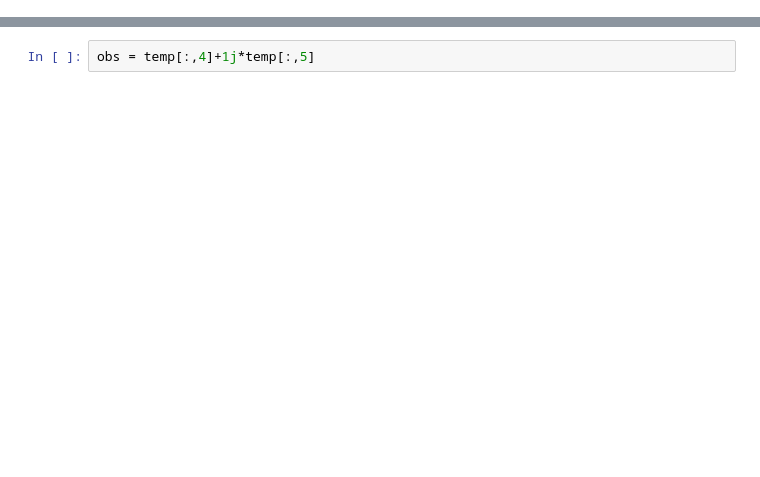
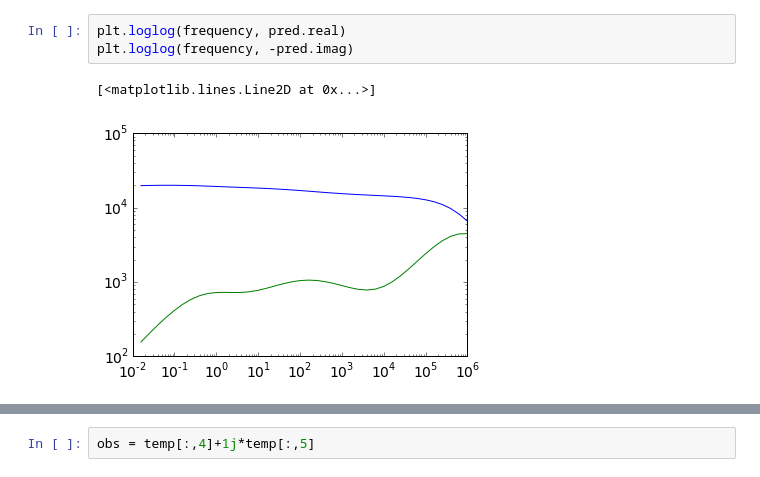
Before and after one commit to sgkang/PhysPropIP, a Jupyter notebook: notebooks/Zarcfit_FWD.ipynb, the cells around one changed output, grey strips where cells are left out. Cells and saved outputs as stored; diff of their text form; blank space fills up the shorter version.

```diff
--- a/notebooks/Zarcfit_FWD.ipynb
+++ b/notebooks/Zarcfit_FWD.ipynb
@@ -20,0 +52,6 @@ def CPEfunSeries(Rx, Qx, px, freq):
+# %%
+plt.loglog(frequency, pred.real)
+plt.loglog(frequency, -pred.imag)
+# %% [output]
+[<matplotlib.lines.Line2D at 0x...>]
+[figure, added]
```
Also changed, not shown: parts of 23 cells of this notebook.
